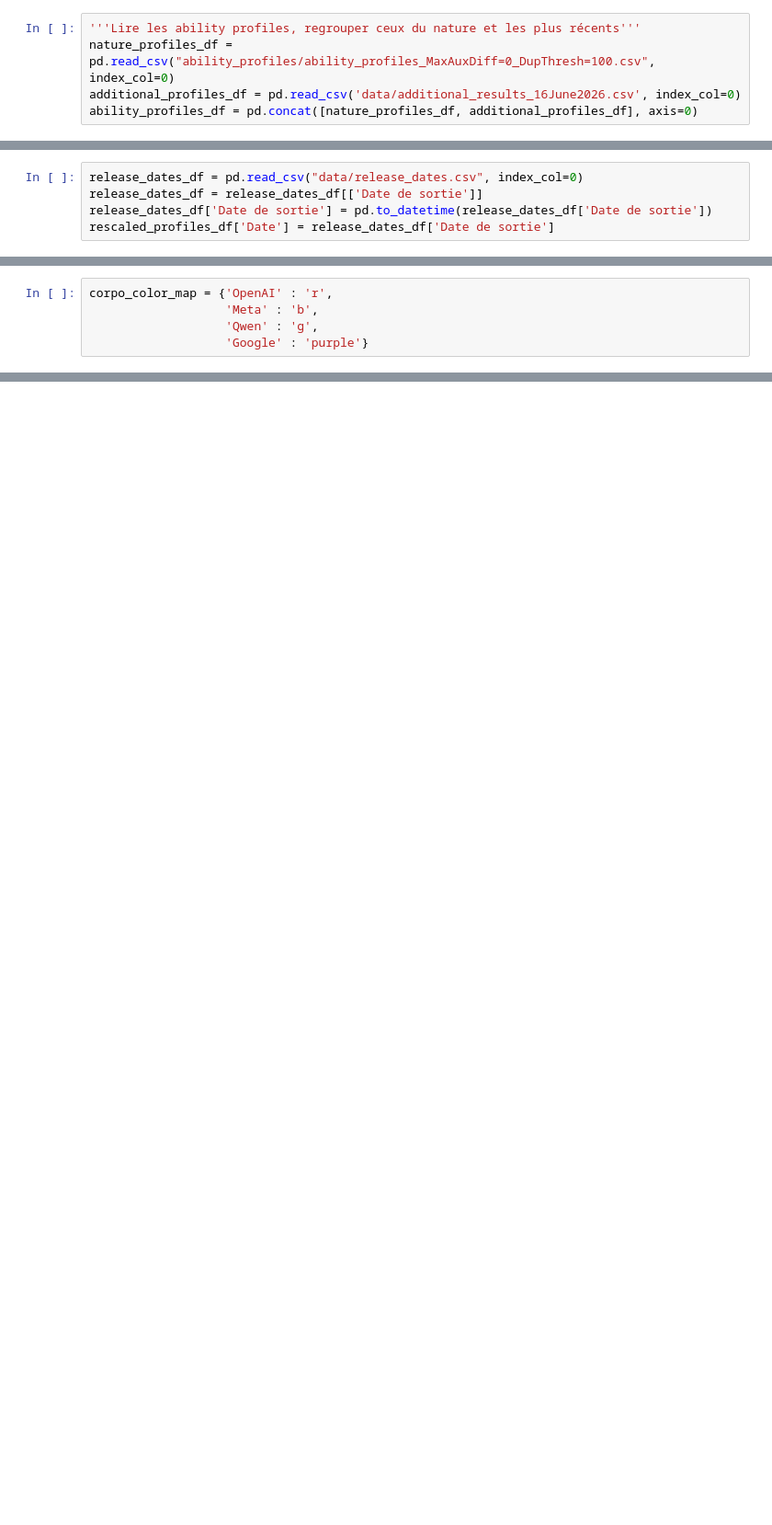
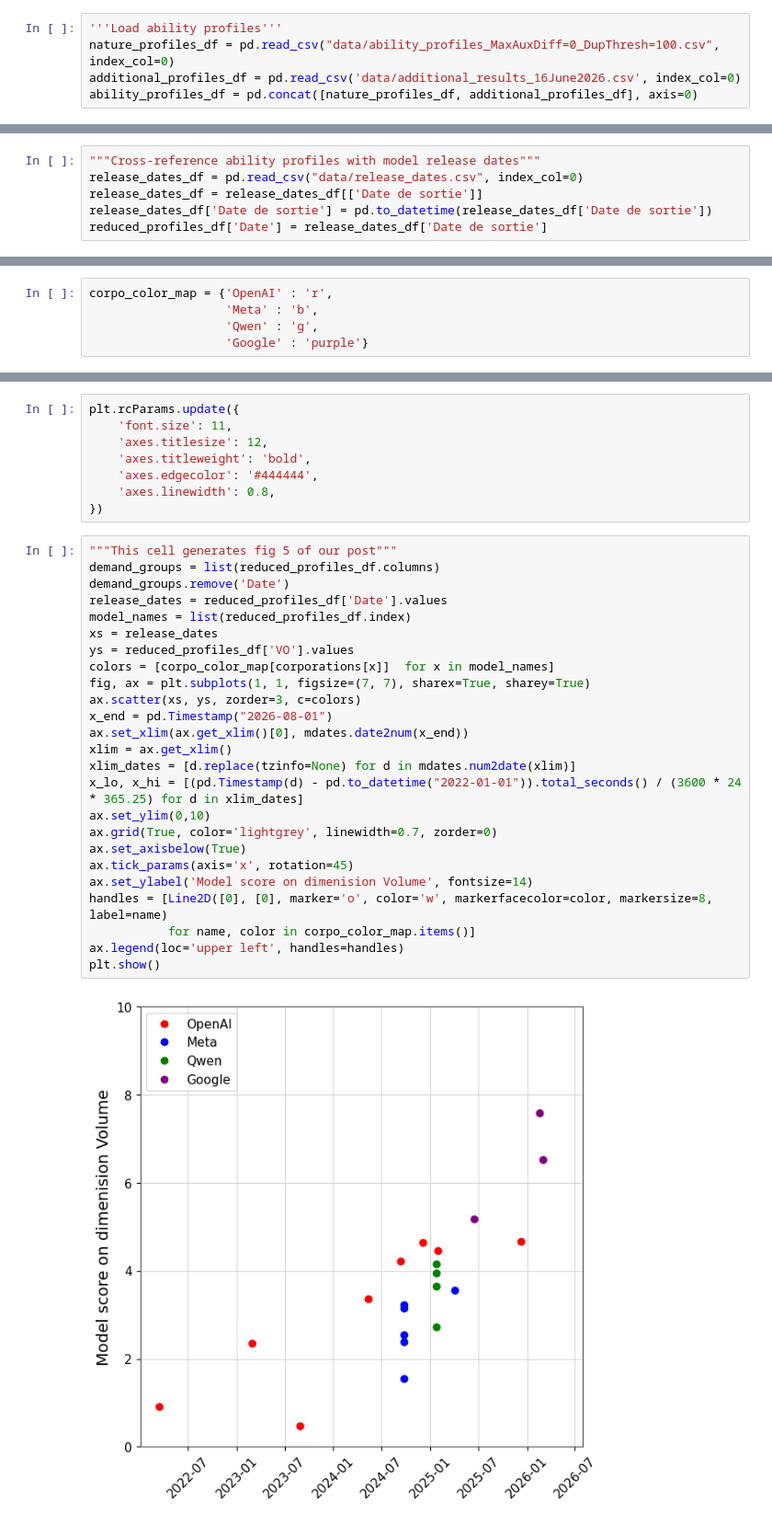
Before and after one commit to General-Purpose-AI-Policy-Lab/adele-extension, a Jupyter notebook: Trends.ipynb, the cells around one changed output, grey strips where cells are left out. Shown at 92% size. Saved outputs shown, nothing was run; the diff lists cells and outputs as text; blank space fills up the shorter version.

Commit message:
Remove deprecated WWP scaling. Replace old plots with figures of our post.

```diff
--- a/Trends.ipynb
+++ b/Trends.ipynb
@@ -15,6 +15,6 @@ data_display = 'verbose' #Concerne le texte des scatterplots. 'threshold only' p
 # %%
-'''Lire les ability profiles, regrouper ceux du nature et les plus récents'''
-nature_profiles_df = pd.read_csv("ability_profiles/ability_profiles_MaxAuxDiff=0_DupThresh=100.csv", index_col=0)
+'''Load ability profiles'''
+nature_profiles_df = pd.read_csv("data/ability_profiles_MaxAuxDiff=0_DupThresh=100.csv", index_col=0)
 additional_profiles_df = pd.read_csv('data/additional_results_16June2026.csv', index_col=0)
 ability_profiles_df = pd.concat([nature_profiles_df, additional_profiles_df], axis=0)
 # %%
@@ -50,6 +33,7 @@ else:
 # %%
+"""Cross-reference ability profiles with model release dates"""
 release_dates_df = pd.read_csv("data/release_dates.csv", index_col=0)
 release_dates_df = release_dates_df[['Date de sortie']]
 release_dates_df['Date de sortie'] = pd.to_datetime(release_dates_df['Date de sortie'])
-rescaled_profiles_df['Date'] = release_dates_df['Date de sortie']
+reduced_profiles_df['Date'] = release_dates_df['Date de sortie']
 # %%
@@ -193,0 +92,35 @@ plt.show()
+# %%
+plt.rcParams.update({
+    'font.size': 11,
+    'axes.titlesize': 12,
+    'axes.titleweight': 'bold',
+    'axes.edgecolor': '#444444',
+    'axes.linewidth': 0.8,
+})
+# %%
+"""This cell generates fig 5 of our post"""
+demand_groups = list(reduced_profiles_df.columns)
+demand_groups.remove('Date')
+release_dates = reduced_profiles_df['Date'].values
+model_names = list(reduced_profiles_df.index)
+xs = release_dates
+ys = reduced_profiles_df['VO'].values
+colors = [corpo_color_map[corporations[x]]  for x in model_names]
+fig, ax = plt.subplots(1, 1, figsize=(7, 7), sharex=True, sharey=True)
+ax.scatter(xs, ys, zorder=3, c=colors)
+x_end = pd.Timestamp("2026-08-01")
+ax.set_xlim(ax.get_xlim()[0], mdates.date2num(x_end))
+xlim = ax.get_xlim()
+xlim_dates = [d.replace(tzinfo=None) for d in mdates.num2date(xlim)]
+x_lo, x_hi = [(pd.Timestamp(d) - pd.to_datetime("2022-01-01")).total_seconds() / (3600 * 24 * 365.25) for d in xlim_dates]
+ax.set_ylim(0,10)
+ax.grid(True, color='lightgrey', linewidth=0.7, zorder=0)
+ax.set_axisbelow(True)
+ax.tick_params(axis='x', rotation=45)
+ax.set_ylabel('Model score on dimenision Volume', fontsize=14)
+handles = [Line2D([0], [0], marker='o', color='w', markerfacecolor=color, markersize=8, label=name)
+           for name, color in corpo_color_map.items()]
+ax.legend(loc='upper left', handles=handles)
+plt.show()
+# %% [output]
+[figure, added]
```
Also changed, not shown: parts of 12 cells of this notebook.
